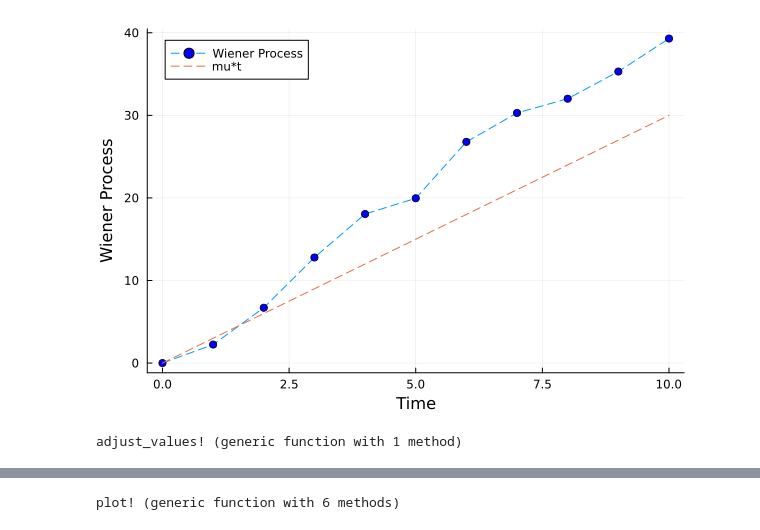
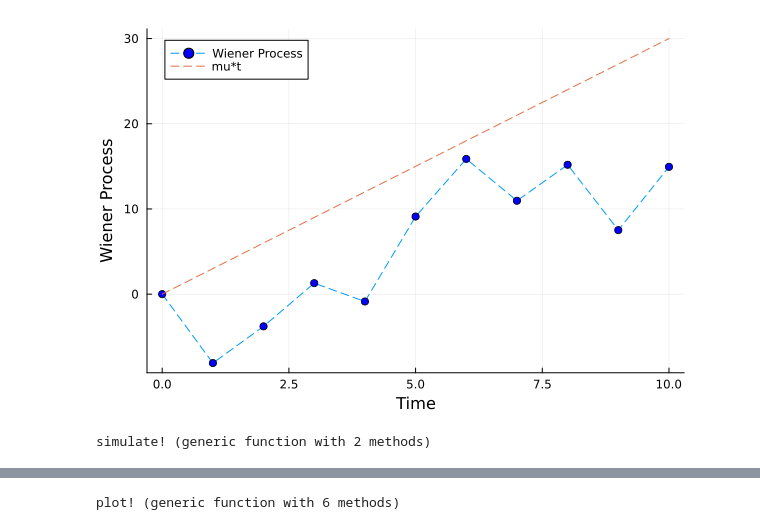
Before and after one commit to FaidYoussef/JuliaStatsProject, a Jupyter notebook: notebooks/test.ipynb, the cells around one changed output, grey strips where cells are left out. Cells and saved outputs as stored; diff of their text form; code cells hidden in the pictures.

```diff
--- a/notebooks/test.ipynb
+++ b/notebooks/test.ipynb
@@ -45,21 +45,21 @@ plot! (generic function with 6 methods)
 # %%
 # Définir les paramètres du processus de Wiener
 mu = 3.0
-sigma2 = 5.0
+sigma2 = 50.0
 timestep = 1.
 steps = 10
 
 # Créer une instance de WienerProcess
 process = WienerProcess{Float64}(mu, sigma2, timestep, steps)
 
 # Simuler le processus de Wiener
 simulate!(process)
 
 plot()
 # Tracer le processus de Wiener simulé
 plot!(process)
 # %% [output]
-[figure, old version]
+[figure, new version]
 # %%
 mutable struct WienerARD1
     underlying_process::WienerProcess{Float64}
@@ -93,30 +93,57 @@ mutable struct WienerARD1
     end
 end
 # %%
-function adjust_values!(process::WienerARD1)
+function simulate!(process::WienerARD1)
+
+    # Créer un vecteur Y initialisé avec les valeurs de X
+    Y = copy(process.underlying_process.values)
+
+    # Modifier les valeurs de Y selon les règles spécifiées
+    for i in 1:length(process.maintenance_times) - 1
+        maintenance_time = process.maintenance_times[i]
+        next_maintenance_time = process.maintenance_times[i+1]
+
+        # Indices des temps entre deux instants de maintenance
+        indices = findall(t -> t > maintenance_time && t <= next_maintenance_time, process.underlying_process.times)
+
+        # Mettre à jour les valeurs de Y
+        Y[indices] .-= process.rho .* process.underlying_process.values[indices[1] - 1]
+    end
+
+    indices = findall(t -> t > process.maintenance_times[length(process.maintenance_times)], process.underlying_process.times)
+    Y[indices] .-= process.rho .* process.underlying_process.values[indices[1] - 1]
+
     new_values = Float64[]
 
     last_before_maintenance = findlast(t -> t <= process.maintenance_times[1], process.underlying_process.times)
+
     if last_before_maintenance !== nothing
         # Concatenate the part before last_before_maintenance into new_values
-        append!(new_values, process.values[1:last_before_maintenance])
+        append!(new_values, Y[1:last_before_maintenance])
     end
 
     for i in 1:length(process.maintenance_times) -1
         mtn_time = process.maintenance_times[i]
         next_mtn_time = process.maintenance_times[i+1]
         between_maintenances = findall(t -> t > mtn_time && t<=next_mtn_time, process.underlying_process.times)
-        append!(new_values, (1 - process.rho) * process.underlying_process.values[between_maintenances[1]-1])
-        display("between maintenances :")
-        display(between_maintenances)
         if !isempty(between_maintenances)
             # Concatenate the part before last_before_maintenance into new_values
-            append!(new_values, process.values[between_maintenances])
+            append!(new_values, (1 - process.rho) * process.underlying_process.values[between_maintenances[1]-1])
+            append!(new_values, Y[between_maintenances])
         end
     end
-    append!(new_values, (1 - process.rho) * process.underlying_process.values[process.maintenance_times[end]+1])
-    append!(new_values, process.values[process.maintenance_times[end]+2:end])
-    process.values = new_values
+
+    m = findfirst(t -> t == process.maintenance_times[end], process.underlying_process.times)
+    append!(new_values, (1 - process.rho) * process.underlying_process.values[m])
+    append!(new_values, Y[m+1:end])
+
+    t1 = 1
+    t2 = 0
+   for i in 1:process.k+1
+        t2 = length(process.new_times[i]) + t2
+        push!(process.values, new_values[t1:t2])
+        t1 = t2 + 1
+   end
 end
 # %% [output]
-adjust_values! (generic function with 1 method)
+simulate! (generic function with 2 methods)
```
Also changed, not shown: parts of 31 cells of this notebook, 1 other file.
